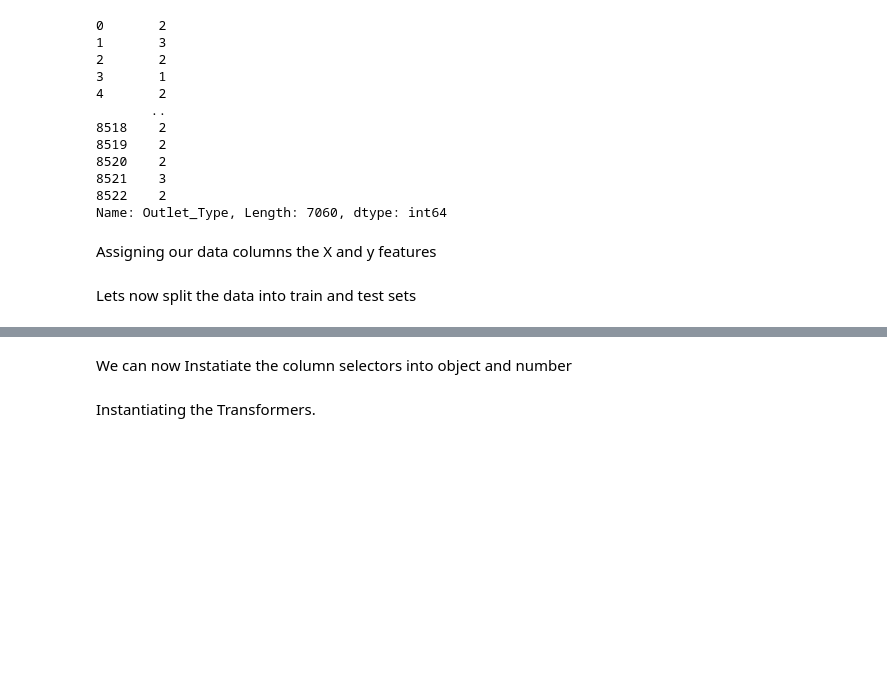
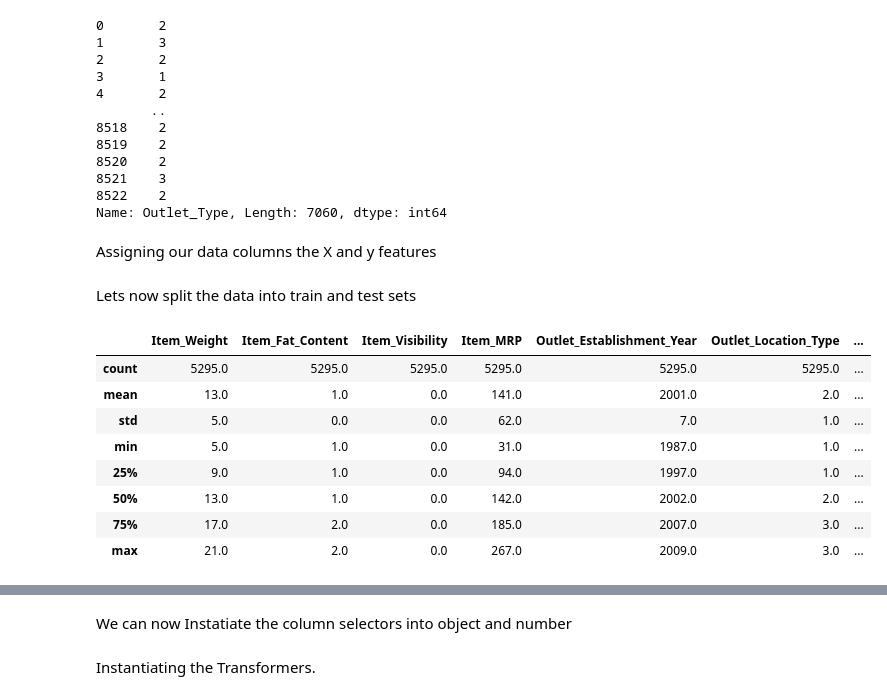
Before and after one commit to Oruka01/Food-Sale-Predictions, a Jupyter notebook: salespredictions101.ipynb, the cells around one changed output, grey strips where cells are left out. Saved outputs shown, nothing was run; the diff lists cells and outputs as text; code cells hidden in the pictures; blank space fills up the shorter version.

```diff
--- a/salespredictions101.ipynb
+++ b/salespredictions101.ipynb
@@ -471,3 +484,16 @@ Lets now split the data into train and test sets
 # %%
 # Validation split with random number 42
 X_train, X_test, y_train, y_test = train_test_split(X, y, random_state=42)
+# %%
+# Lets take a look at the descriptive statistics of each features of the train data to understand the original data before we scale it
+X_train.describe().round(0)
+# %% [output]
+|  | Item_Weight | Item_Fat_Content | Item_Visibility | Item_MRP | Outlet_Establishment_Year | Outlet_Location_Type | ... |
+| count | 5295.0 | 5295.0 | 5295.0 | 5295.0 | 5295.0 | 5295.0 | ... |
+| mean | 13.0 | 1.0 | 0.0 | 141.0 | 2001.0 | 2.0 | ... |
+| std | 5.0 | 0.0 | 0.0 | 62.0 | 7.0 | 1.0 | ... |
+| min | 5.0 | 1.0 | 0.0 | 31.0 | 1987.0 | 1.0 | ... |
+| 25% | 9.0 | 1.0 | 0.0 | 94.0 | 1997.0 | 1.0 | ... |
+| 50% | 13.0 | 1.0 | 0.0 | 142.0 | 2002.0 | 2.0 | ... |
+| 75% | 17.0 | 2.0 | 0.0 | 185.0 | 2007.0 | 3.0 | ... |
+| max | 21.0 | 2.0 | 0.0 | 267.0 | 2009.0 | 3.0 | ... |
```
Also changed, not shown: parts of 6 cells of this notebook.
